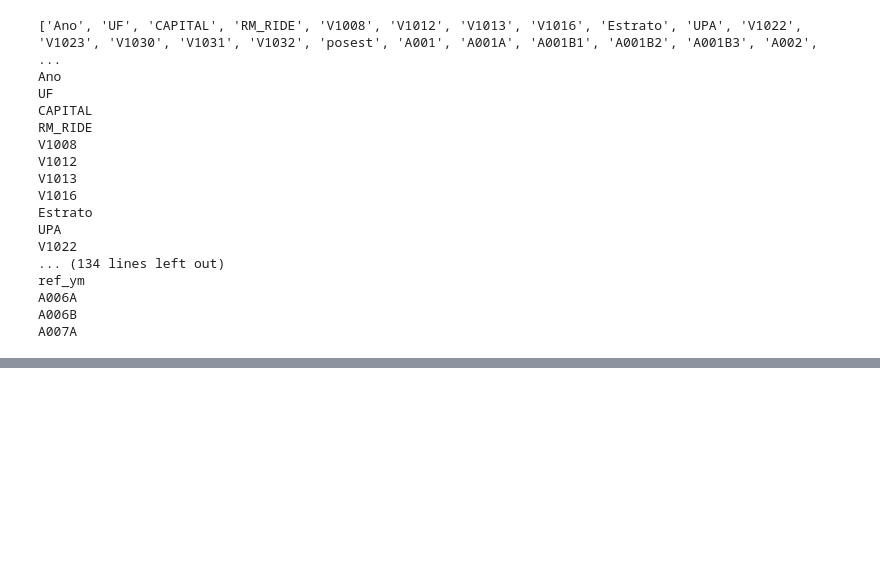
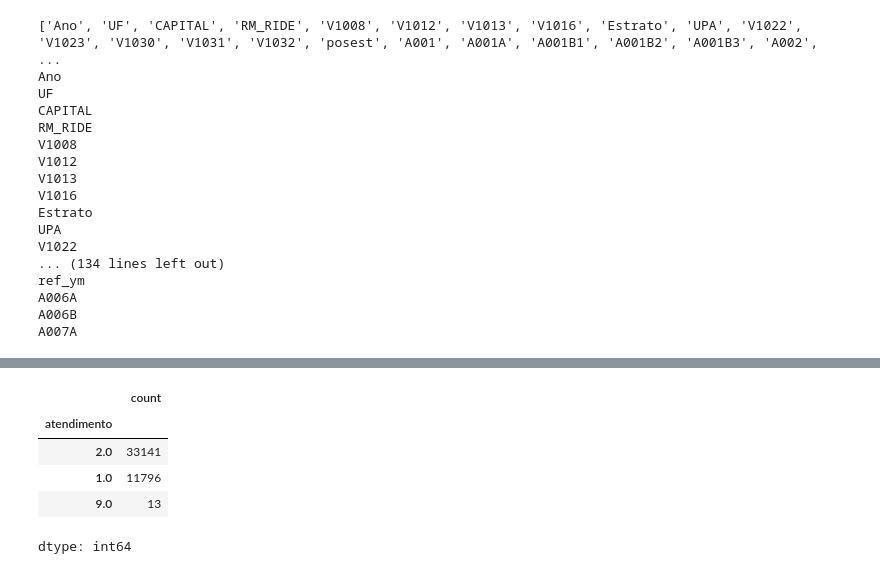
Before and after one commit to jaqueantunes/covid_pos, a Jupyter notebook: pos_T3.ipynb, the cells around one changed output, grey strips where cells are left out. Cells and saved outputs as stored; diff of their text form; code cells hidden in the pictures; blank space fills up the shorter version.

```diff
--- a/pos_T3.ipynb
+++ b/pos_T3.ipynb
@@ -146,0 +185,9 @@ df2 = df.rename(columns={
+# %%
+df_clinico['atendimento'].value_counts()
+# %% [output]
+|  | count |
+| atendimento |  |
+| 2.0 | 33141 |
+| 1.0 | 11796 |
+| 9.0 | 13 |
+dtype: int64
```
Also changed, not shown: parts of 7 cells of this notebook.
